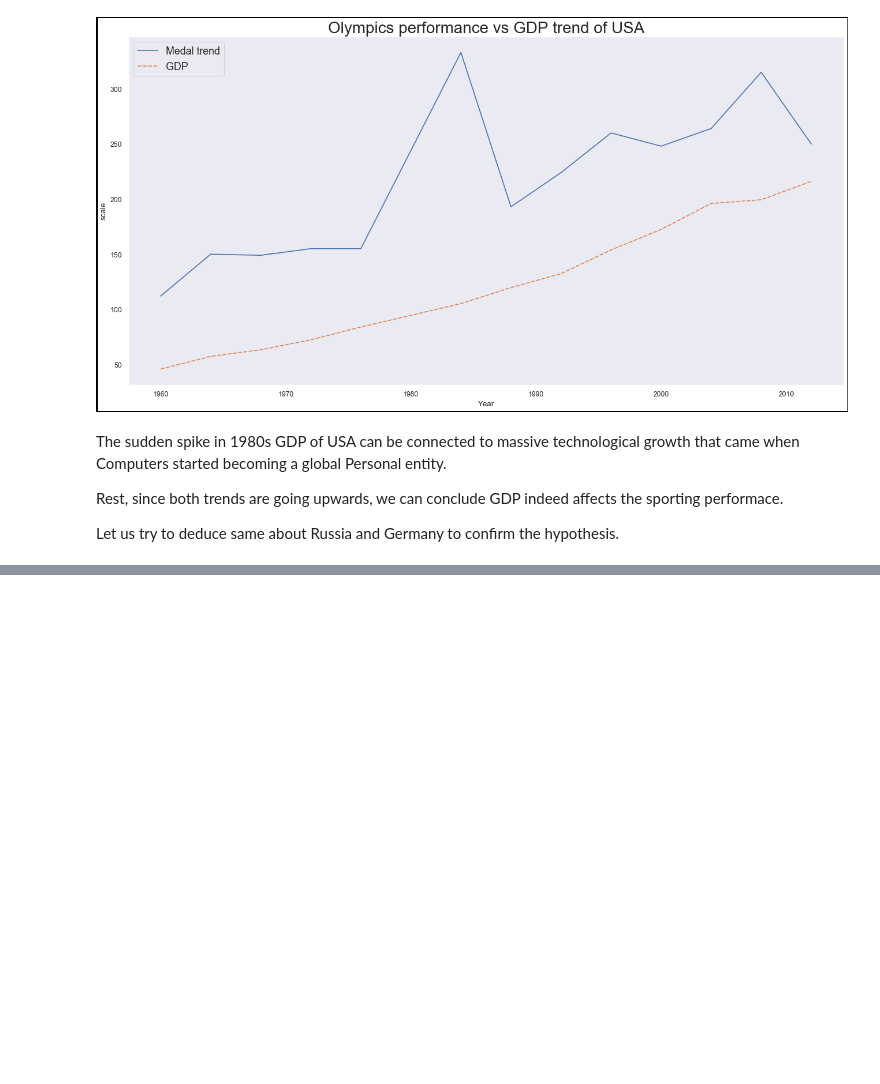
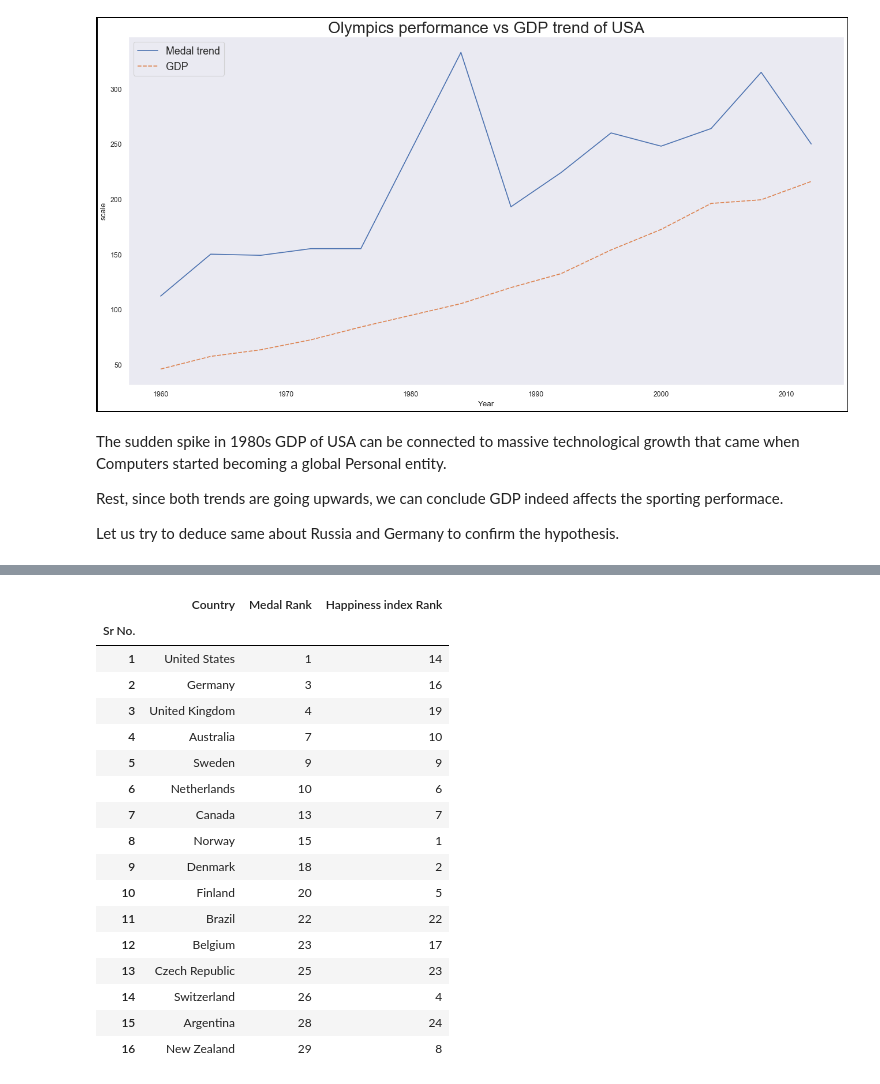
Before and after one commit to akash16dhotre/01_Olympics_Dataset_EDA, a Jupyter notebook: Olympic game EAD.ipynb, the cells around one changed output, grey strips where cells are left out. Saved outputs shown, nothing was run; the diff lists cells and outputs as text; code cells hidden in the pictures; blank space fills up the shorter version.

```diff
--- a/Olympic game EAD.ipynb
+++ b/Olympic game EAD.ipynb
@@ -821,0 +959,7 @@ Let us try to deduce same about Russia and Germany to confirm the hypothesis.
+# %%
+top_country = totalMedals.copy()
+top_country.reset_index(inplace = True)
+top_country.rename(columns = {"index":"Country"},inplace = True)
+top_country = pd.DataFrame(top_country.Country.copy())
+top_country["Rank"] = top_country.index + 1
+top_country.head()
@@ -821,0 +973,5 @@ Let us try to deduce same about Russia and Germany to confirm the hypothesis.
+# %%
+
+happy_country = pd.DataFrame(happiness["Country"].copy().head(30))
+happy_country['Rank'] = happy_country.index + 1
+happy_country.head()
@@ -821,0 +987,3 @@ Let us try to deduce same about Russia and Germany to confirm the hypothesis.
+# %%
+top_country.replace(["USA","UK"], ["United States","United Kingdom"],inplace=True)
+top_country.head()
@@ -821,0 +997,26 @@ Let us try to deduce same about Russia and Germany to confirm the hypothesis.
+# %%
+merged = pd.merge(left = top_country,right = happy_country,on = "Country")
+merged.rename(columns = {"Rank_x":"Medal Rank","Rank_y":"Happiness index Rank"},inplace = True)
+count = merged.Country.count() + 1
+merged["Sr No."] = range(1,count)
+merged.set_index("Sr No.",inplace = True)
+merged
+# %% [output]
+|  | Country | Medal Rank | Happiness index Rank |
+| Sr No. |  |  |  |
+| 1 | United States | 1 | 14 |
+| 2 | Germany | 3 | 16 |
+| 3 | United Kingdom | 4 | 19 |
+| 4 | Australia | 7 | 10 |
+| 5 | Sweden | 9 | 9 |
+| 6 | Netherlands | 10 | 6 |
+| 7 | Canada | 13 | 7 |
+| 8 | Norway | 15 | 1 |
+| 9 | Denmark | 18 | 2 |
+| 10 | Finland | 20 | 5 |
+| 11 | Brazil | 22 | 22 |
+| 12 | Belgium | 23 | 17 |
+| 13 | Czech Republic | 25 | 23 |
+| 14 | Switzerland | 26 | 4 |
+| 15 | Argentina | 28 | 24 |
+| 16 | New Zealand | 29 | 8 |
```
Also changed, not shown: parts of 12 cells of this notebook.
